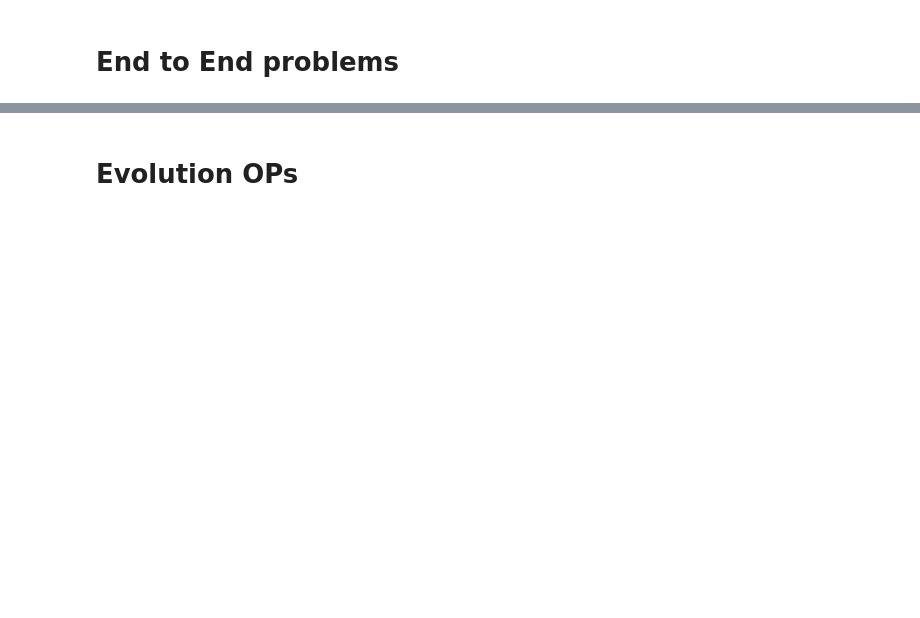
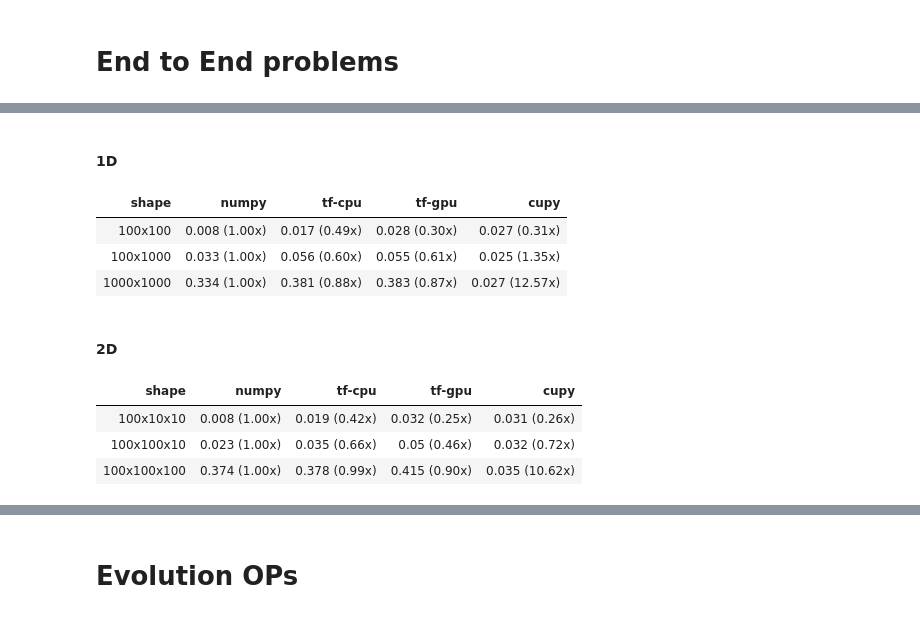
Before and after one commit to google-research/evoflow, a Jupyter notebook: benchmark/benchmark_analysis.ipynb, the cells around one changed output, grey strips where cells are left out. Cells and saved outputs as stored; diff of their text form; code cells hidden in the pictures; blank space fills up the shorter version.

```diff
--- a/benchmark/benchmark_analysis.ipynb
+++ b/benchmark/benchmark_analysis.ipynb
@@ -59,6 +87,19 @@ def display_chart(group_name):
 display_chart('OneMax')
 # %% [output]
 [interactive output not drawn]
+# %%
+display_table('OneMax')
+# %% [output]
+1D
+| shape | numpy | tf-cpu | tf-gpu | cupy |
+| 100x100 | 0.008 (1.00x) | 0.017 (0.49x) | 0.028 (0.30x) | 0.027 (0.31x) |
+| 100x1000 | 0.033 (1.00x) | 0.056 (0.60x) | 0.055 (0.61x) | 0.025 (1.35x) |
+| 1000x1000 | 0.334 (1.00x) | 0.381 (0.88x) | 0.383 (0.87x) | 0.027 (12.57x) |
+2D
+| shape | numpy | tf-cpu | tf-gpu | cupy |
+| 100x10x10 | 0.008 (1.00x) | 0.019 (0.42x) | 0.032 (0.25x) | 0.031 (0.26x) |
+| 100x100x10 | 0.023 (1.00x) | 0.035 (0.66x) | 0.05 (0.46x) | 0.032 (0.72x) |
+| 100x100x100 | 0.374 (1.00x) | 0.378 (0.99x) | 0.415 (0.90x) | 0.035 (10.62x) |
 # %%
 display_chart('TSP')
 # %% [output]
```
Also changed, not shown: parts of 11 cells of this notebook.
